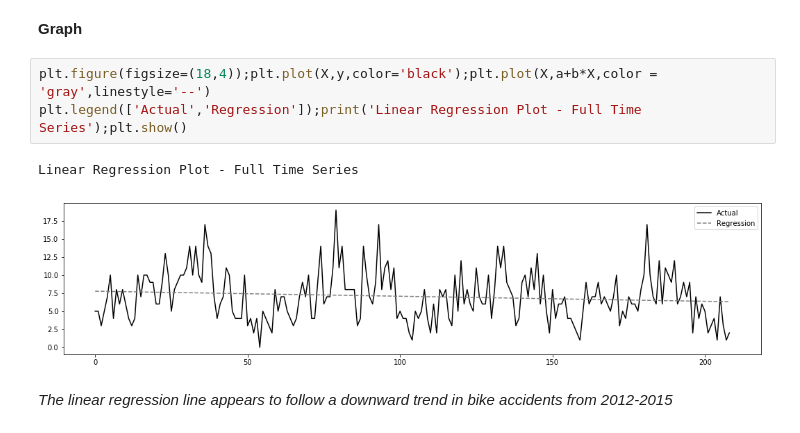
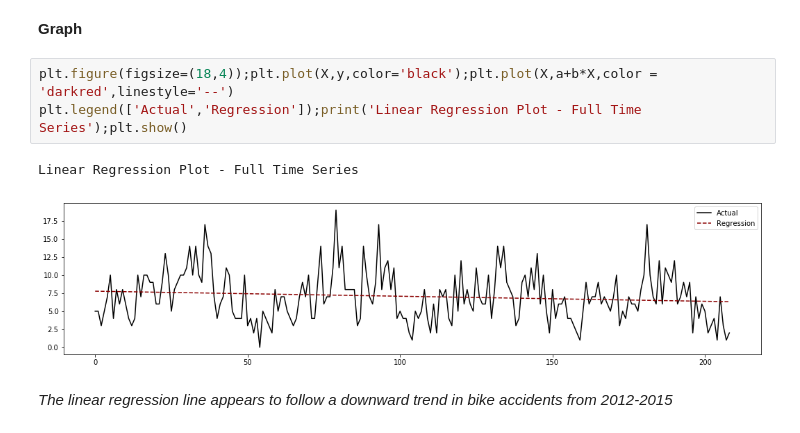
Before and after one commit to kimrharper/thinkful, a Jupyter notebook: capstone/capstone-odot-bikeaccident.ipynb, the cells around one changed output. Cells and saved outputs as stored; diff of their text form.

```diff
--- a/capstone/capstone-odot-bikeaccident.ipynb
+++ b/capstone/capstone-odot-bikeaccident.ipynb
@@ -202,11 +202,11 @@ _My calculations are the same as Statsmodels and Numpy's internal math! This is
 # %% [markdown]
 __Graph__
 # %%
-plt.figure(figsize=(18,4));plt.plot(X,y,color='black');plt.plot(X,a+b*X,color = 'gray',linestyle='--')
+plt.figure(figsize=(18,4));plt.plot(X,y,color='black');plt.plot(X,a+b*X,color = 'darkred',linestyle='--')
 plt.legend(['Actual','Regression']);print('Linear Regression Plot - Full Time Series');plt.show()
 # %% [output]
 Linear Regression Plot - Full Time Series
-[figure, old version]
+[figure, new version]
 # %% [markdown]
 _The linear regression line appears to follow a downward trend in bike accidents from 2012-2015_
 # %% [markdown]
```
Also changed, not shown: parts of 26 cells of this notebook.
